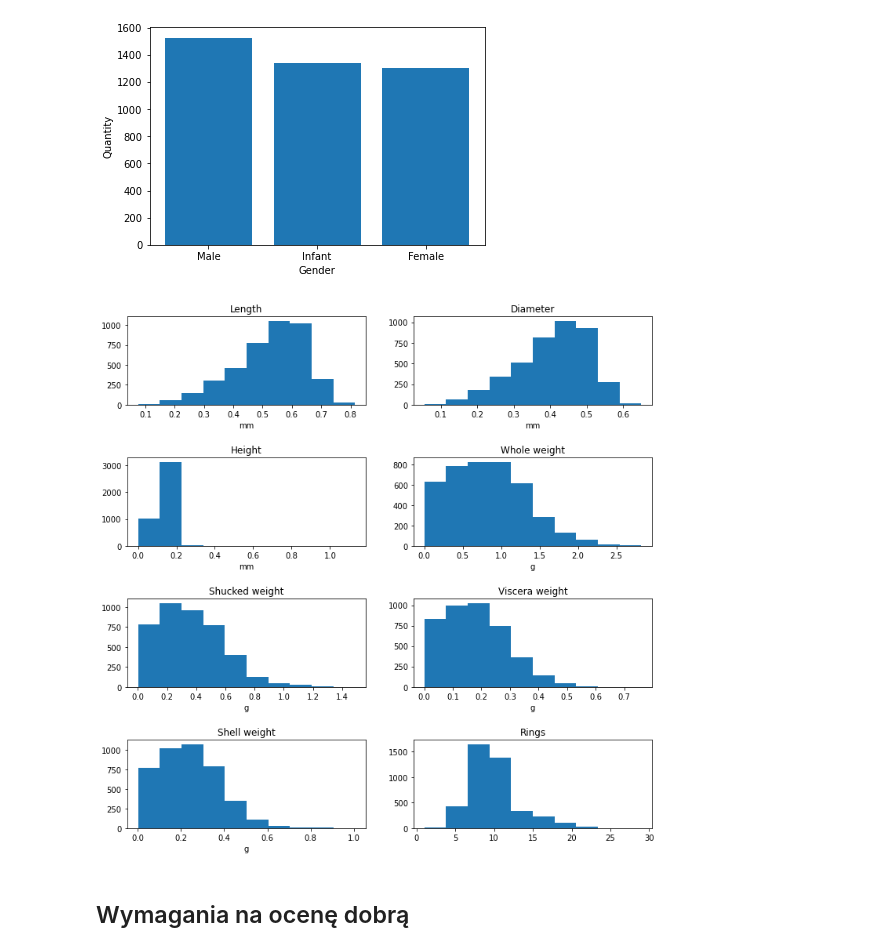
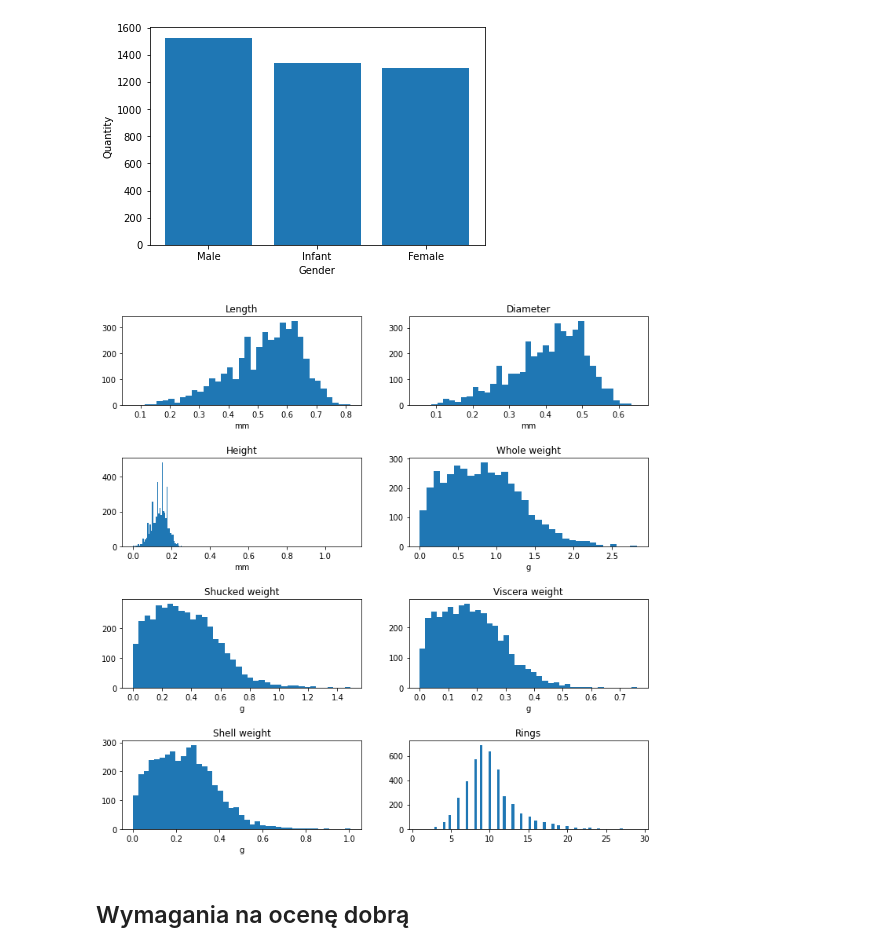
Before and after one commit to Bart63/PythonPL, a Jupyter notebook: zadanie_4/analysis.ipynb, the cells around one changed output. Cells and saved outputs as stored; diff of their text form; code cells hidden in the pictures.

```diff
--- a/zadanie_4/analysis.ipynb
+++ b/zadanie_4/analysis.ipynb
@@ -91,25 +92,25 @@ plt.show()
 # %%
 # 4. Histogramy cech ilościowych
 
 # Stwórz obszar wykresów na 4 wiersze i 2 kolumny
 fig, ax = plt.subplots(4, 2)
 
 ax_flat = ax.flatten()
 
 units = ['mm']*3 + ['g']*4 + ['']
 
 # Stwórz po kolei histogramy wraz z tytułem i jednostką
 for a, c, u in zip(ax_flat, columns[1:], units):
-    a.hist(snail_df[c])
+    a.hist(snail_df[c], bins='auto')
     a.set_title(c)
     a.set_xlabel(u)
 
 # Popraw rozmiar i pozycję wykresów
 fig.set_size_inches(12, 12)
 plt.subplots_adjust(hspace=0.6)
 
 plt.show()
 # %% [output]
-[figure, old version]
+[figure, new version]
 # %% [markdown]
 ## Wymagania na ocenę dobrą
```
Also changed, not shown: parts of 5 cells of this notebook.
